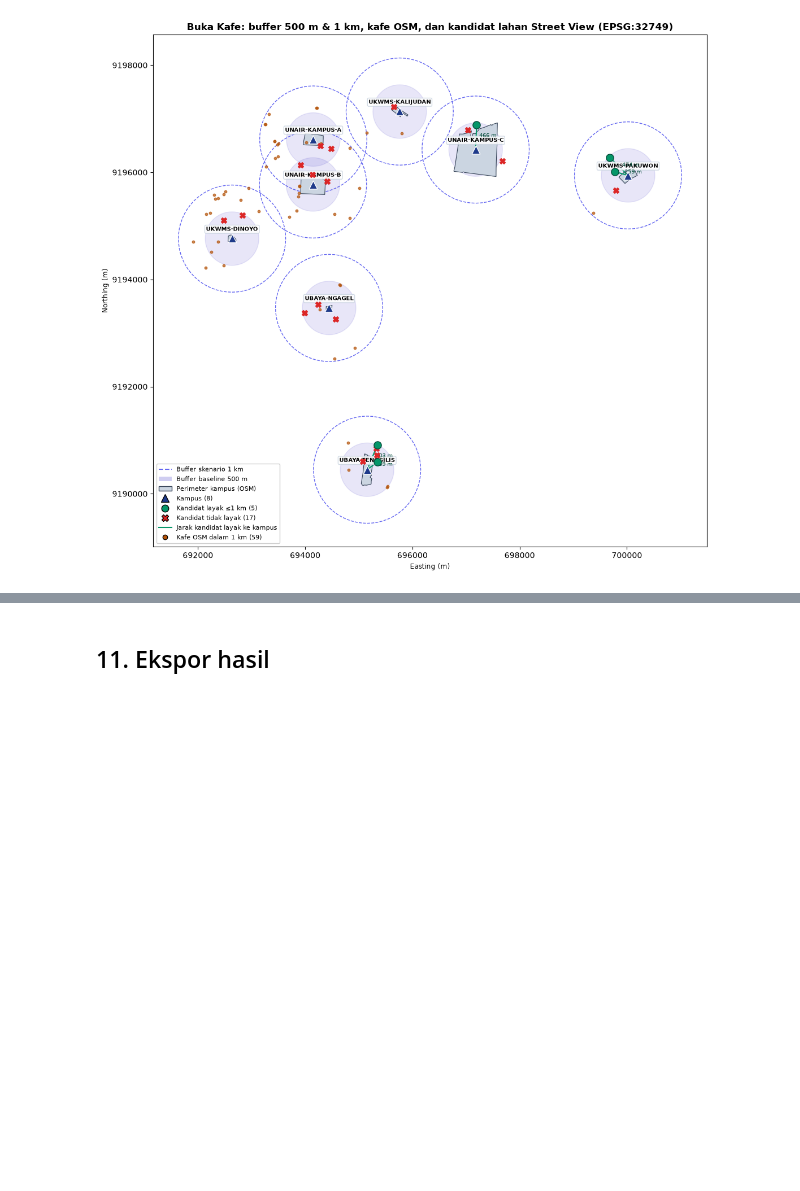
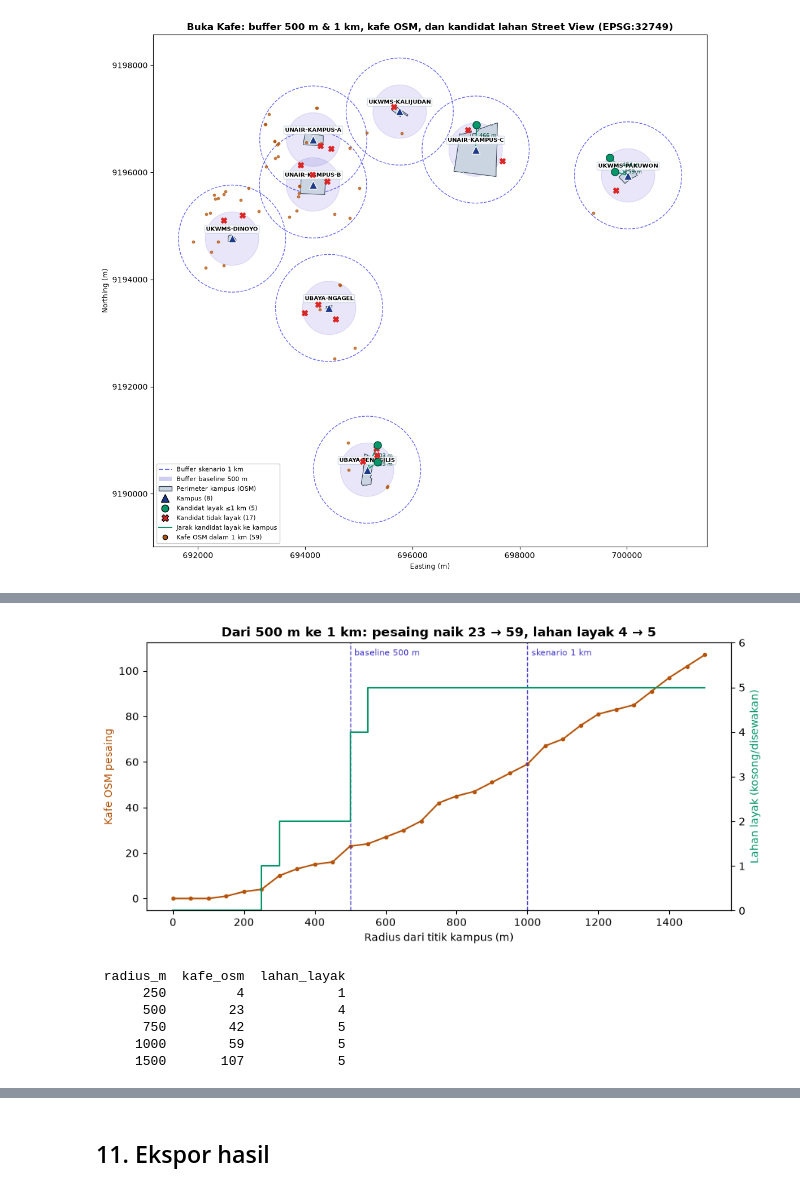
Before and after one commit to HDSH-Dharma/Comgraph-AFL-2, a Jupyter notebook: notebooks/analisis_geopandas.ipynb, the cells around one changed output, grey strips where cells are left out. Drawn from its saved outputs; the diff is of its cells as text; code cells hidden in the pictures; blank space fills up the shorter version.

```diff
--- a/notebooks/analisis_geopandas.ipynb
+++ b/notebooks/analisis_geopandas.ipynb
@@ -591 +733,38 @@ Transformation checks passed.
+# %%
+kafe_j = gpd.sjoin_nearest(kafe_m[["osm_id", "geometry"]], kampus_m[["id", "geometry"]], distance_col="jarak_m")
+kafe_j = kafe_j[~kafe_j["osm_id"].duplicated()]
+radius_uji = np.arange(0, 1501, 50)
+sensitivitas = pd.DataFrame({
+    "radius_m": radius_uji,
+    "kafe_osm": [(kafe_j["jarak_m"] <= r).sum() for r in radius_uji],
+    "lahan_layak": [((lahan_j["jarak_kampus_m"] <= r) & lahan_j["bisa_disewa"]).sum() for r in radius_uji],
+})
+assert sensitivitas.set_index("radius_m").loc[500, "kafe_osm"] == cakupan_kafe["dalam_500m"].sum()
+assert sensitivitas.set_index("radius_m").loc[1000, "kafe_osm"] == cakupan_kafe["dalam_1000m"].sum()
+
+fig, ax1 = plt.subplots(figsize=(9, 4.5))
+ax1.plot(sensitivitas["radius_m"], sensitivitas["kafe_osm"], color="#B45309", marker="o", markersize=3, label="Kafe OSM pesaing")
+ax1.set_xlabel("Radius dari titik kampus (m)")
+ax1.set_ylabel("Kafe OSM pesaing", color="#B45309")
+ax2 = ax1.twinx()
+ax2.step(sensitivitas["radius_m"], sensitivitas["lahan_layak"], where="post", color="#059669", label="Lahan layak")
+ax2.set_ylabel("Lahan layak (kosong/disewakan)", color="#059669")
+ax2.set_ylim(0, sensitivitas["lahan_layak"].max() + 1)
+for r, teks in [(baseline_m, "baseline 500 m"), (skenario_m, "skenario 1 km")]:
+    ax1.axvline(r, color="#4338CA", linestyle="--", linewidth=1)
+    ax1.annotate(teks, (r, ax1.get_ylim()[1] * 0.95), xytext=(4, 0), textcoords="offset points", fontsize=8, color="#4338CA")
+v = sensitivitas.set_index("radius_m")
+ax1.set_title(f"Dari 500 m ke 1 km: pesaing naik {v.loc[500, 'kafe_osm']} → {v.loc[1000, 'kafe_osm']}, "
+              f"lahan layak {v.loc[500, 'lahan_layak']} → {v.loc[1000, 'lahan_layak']}", fontweight="bold")
+fig.tight_layout()
+plt.show()
+print(sensitivitas[sensitivitas["radius_m"].isin([250, 500, 750, 1000, 1500])].to_string(index=False))
+# %% [output]
+[figure, added]
+ radius_m  kafe_osm  lahan_layak
+      250         4            1
+      500        23            4
+      750        42            5
+     1000        59            5
+     1500       107            5
 # %%
```
Also changed, not shown: parts of 17 cells of this notebook, 3 other files.
